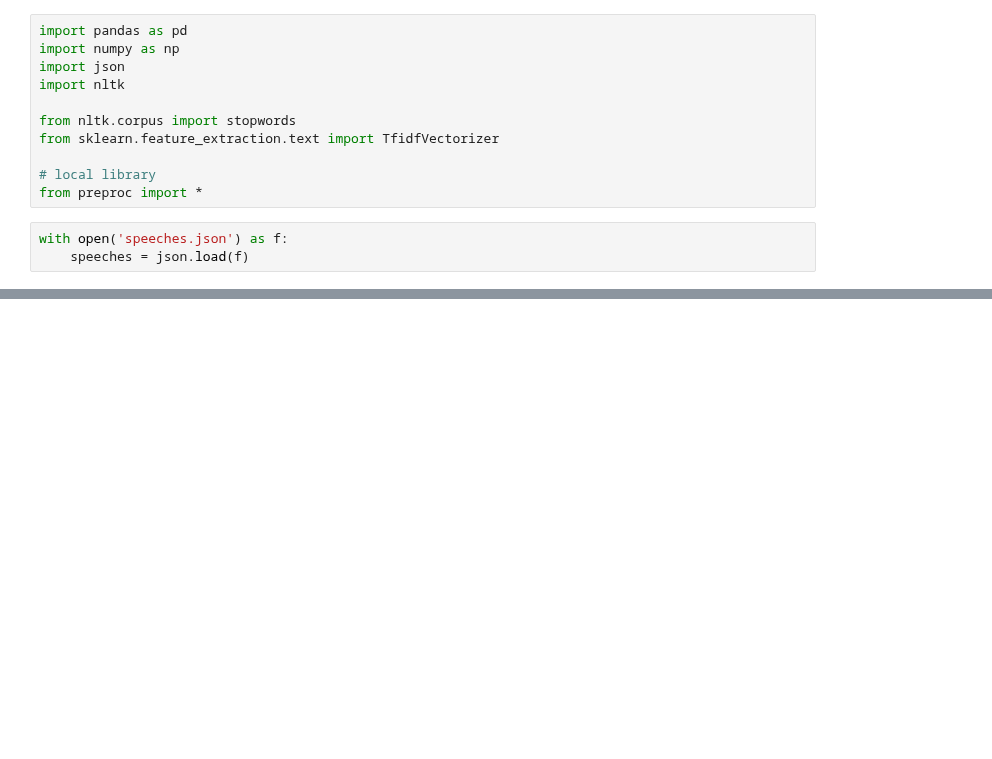
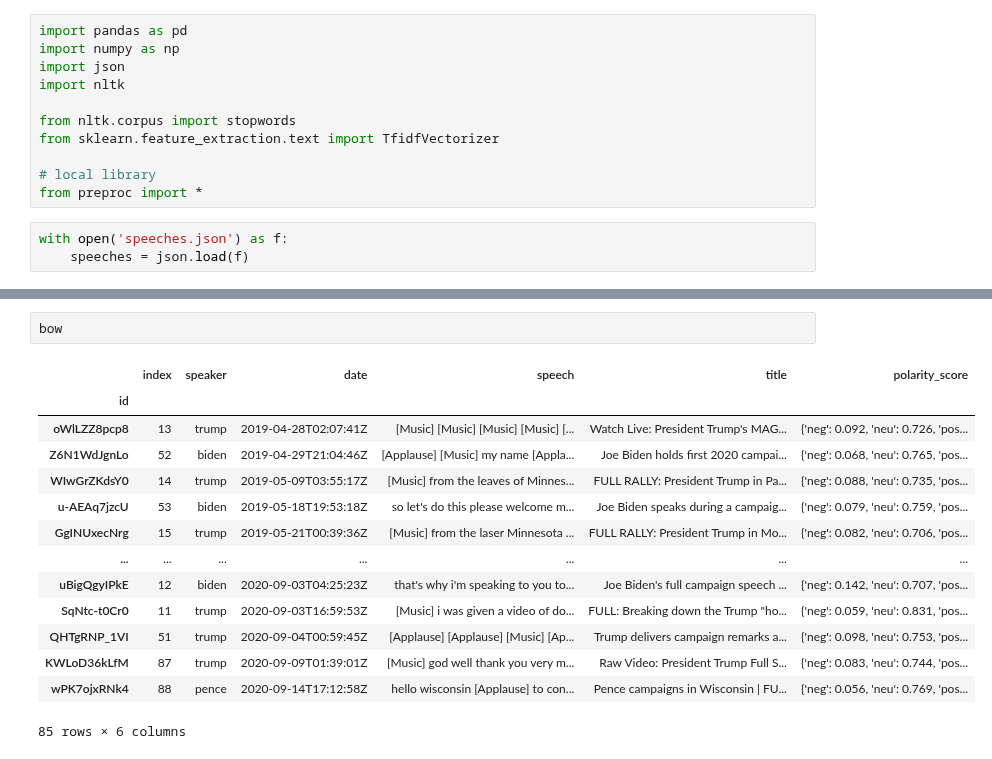
Before and after one commit to kfinity/capstone-speeches, a Jupyter notebook: sklearn_basic.ipynb, the cells around one changed output, grey strips where cells are left out. Cells and saved outputs as stored; diff of their text form; blank space fills up the shorter version.

```diff
--- a/sklearn_basic.ipynb
+++ b/sklearn_basic.ipynb
@@ -44,0 +101,17 @@ tfidf.shape
+# %%
+bow
+# %% [output]
+|  | index | speaker | date | speech | title | polarity_score |
+| id |  |  |  |  |  |  |
+| oWlLZZ8pcp8 | 13 | trump | 2019-04-28T02:07:41Z | [Music] [Music] [Music] [Music] [... | Watch Live: President Trump's MAG... | {'neg': 0.092, 'neu': 0.726, 'pos... |
+| Z6N1WdJgnLo | 52 | biden | 2019-04-29T21:04:46Z | [Applause] [Music] my name [Appla... | Joe Biden holds first 2020 campai... | {'neg': 0.068, 'neu': 0.765, 'pos... |
+| WIwGrZKdsY0 | 14 | trump | 2019-05-09T03:55:17Z | [Music] from the leaves of Minnes... | FULL RALLY: President Trump in Pa... | {'neg': 0.088, 'neu': 0.735, 'pos... |
+| u-AEAq7jzcU | 53 | biden | 2019-05-18T19:53:18Z | so let's do this please welcome m... | Joe Biden speaks during a campaig... | {'neg': 0.079, 'neu': 0.759, 'pos... |
+| GgINUxecNrg | 15 | trump | 2019-05-21T00:39:36Z | [Music] from the laser Minnesota ... | FULL RALLY: President Trump in Mo... | {'neg': 0.082, 'neu': 0.706, 'pos... |
+| ... | ... | ... | ... | ... | ... | ... |
+| uBigQgyIPkE | 12 | biden | 2020-09-03T04:25:23Z | that's why i'm speaking to you to... | Joe Biden's full campaign speech ... | {'neg': 0.142, 'neu': 0.707, 'pos... |
+| SqNtc-t0Cr0 | 11 | trump | 2020-09-03T16:59:53Z | [Music] i was given a video of do... | FULL: Breaking down the Trump "ho... | {'neg': 0.059, 'neu': 0.831, 'pos... |
+| QHTgRNP_1VI | 51 | trump | 2020-09-04T00:59:45Z | [Applause] [Applause] [Music] [Ap... | Trump delivers campaign remarks a... | {'neg': 0.098, 'neu': 0.753, 'pos... |
+| KWLoD36kLfM | 87 | trump | 2020-09-09T01:39:01Z | [Music] god well thank you very m... | Raw Video: President Trump Full S... | {'neg': 0.083, 'neu': 0.744, 'pos... |
+| wPK7ojxRNk4 | 88 | pence | 2020-09-14T17:12:58Z | hello wisconsin [Applause] to con... | Pence campaigns in Wisconsin | FU... | {'neg': 0.056, 'neu': 0.769, 'pos... |
+85 rows × 6 columns
```
Also changed, not shown: parts of 22 cells of this notebook, 2 other files.
